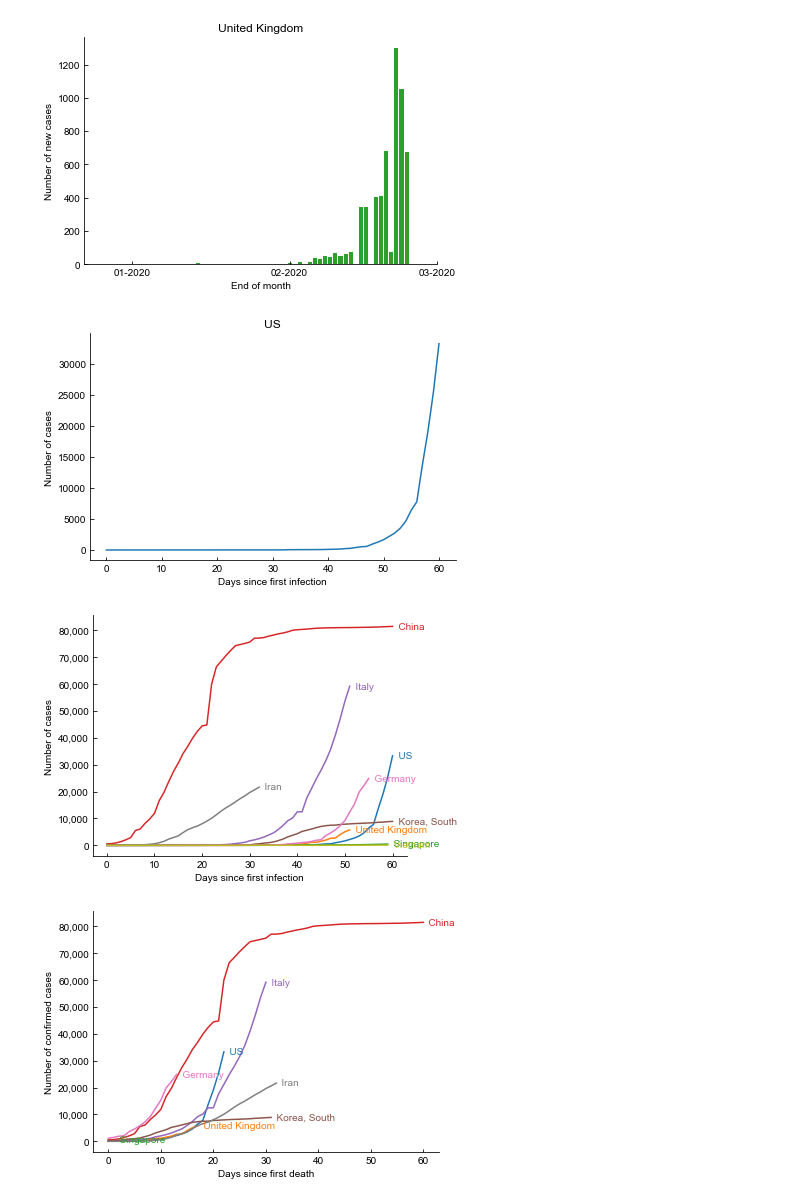
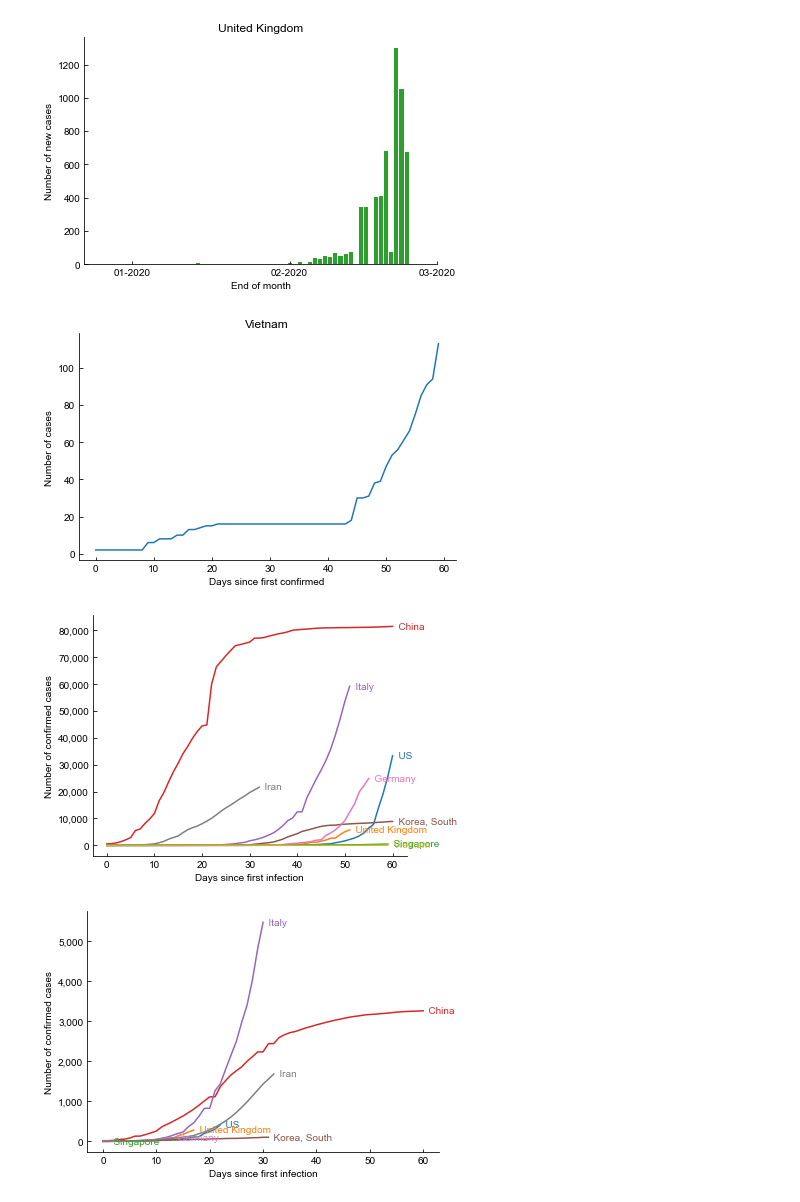
Before and after one commit to nna0702/coronavirus_2019, a Jupyter notebook: AnalysisExample.ipynb, the cells around one changed output. Cells and saved outputs as stored; diff of their text form; code cells hidden in the pictures.

```diff
--- a/AnalysisExample.ipynb
+++ b/AnalysisExample.ipynb
@@ -6,13 +6,13 @@ data = analysis.get_data()
 analysis.plot_case_by_country(data, 'Italy', None)
 analysis.plot_active_cases(data, 'US', 'California')
 analysis.plot_new_cases(data, 'United Kingdom', None)
-analysis.plot_first_infection(data, 'US', None)
-analysis.plot_compare_first_infection(data, ['US', 'United Kingdom', 'Singapore',
-                                  'China', 'Italy', 'Korea, South',
-                                  'Germany', 'Iran', 'Vietnam'])
-analysis.plot_compare_first_death(data, ['US', 'United Kingdom', 'Singapore',
-                                    'China', 'Italy', 'Korea, South',
-                                    'Germany', 'Iran', 'Vietnam'])
+analysis.plot_first(data, 'confirmed', 'Vietnam', None)
+analysis.plot_compare_first(data, 'confirmed', ['US', 'United Kingdom', 'Singapore',
+                                           'China', 'Italy', 'Korea, South',
+                                           'Germany', 'Iran', 'Vietnam'])
+analysis.plot_compare_first(data, 'death', ['US', 'United Kingdom', 'Singapore',
+                                       'China', 'Italy', 'Korea, South',
+                                       'Germany', 'Iran', 'Vietnam'])
 # %% [output]
 Saved to plots/case_by_country.pdf
 Saved to plots/active_case_by_country.pdf
@@ -22,7 +22,7 @@ Saved to plots/compare_first_infection.pdf
 Saved to plots/compare_first_death.pdf
 [figure]
 [figure]
 [figure]
-[figure, old version]
+[figure, new version]
-[figure, old version]
+[figure, new version]
-[figure, old version]
+[figure, new version]
```
Also changed, not shown: parts of 1 cell of this notebook, 1 other file.
